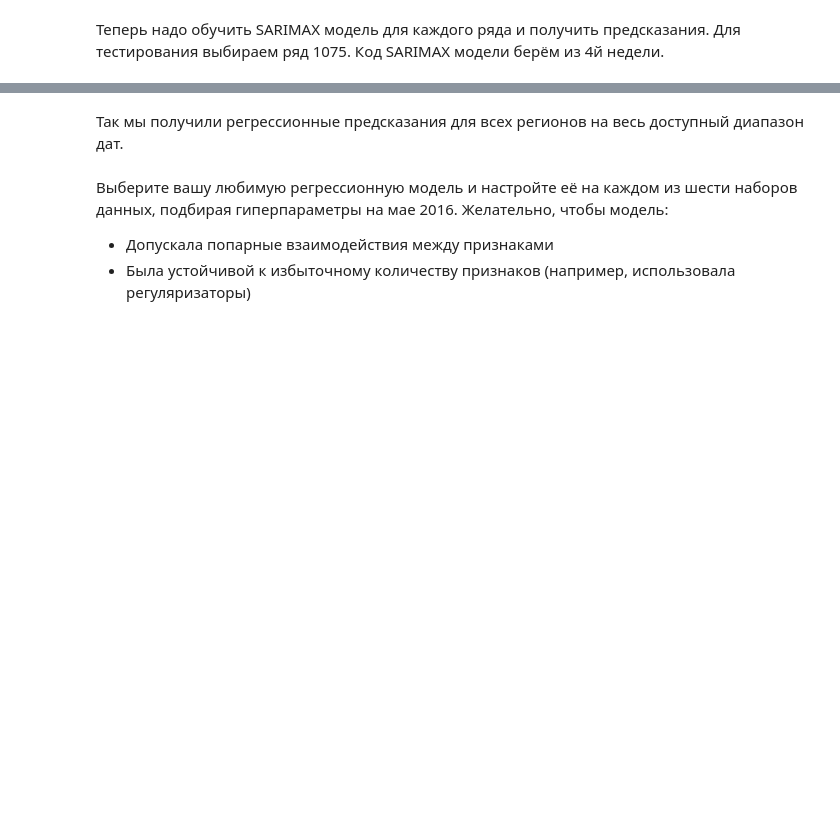
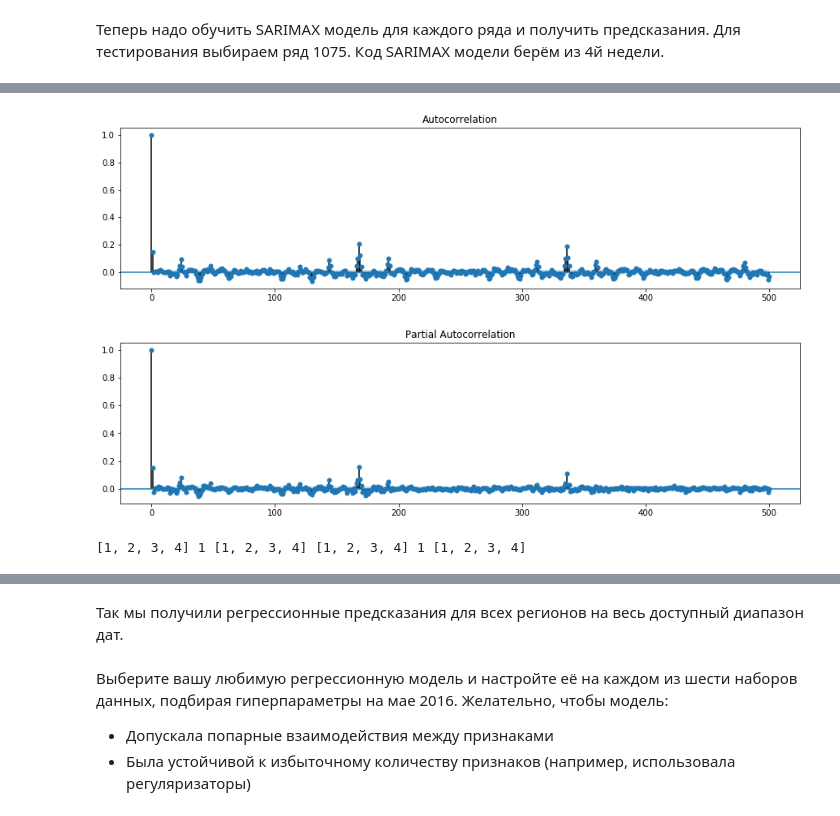
Before and after one commit to PhySci/projectNYtaxi, a Jupyter notebook: week5/week 5-3.ipynb, the cells around one changed output, grey strips where cells are left out. Drawn from its saved outputs; the diff is of its cells as text; code cells hidden in the pictures; blank space fills up the shorter version.

```diff
--- a/week5/week 5-3.ipynb
+++ b/week5/week 5-3.ipynb
@@ -424,3 +372,14 @@ sm.tsa.seasonal_decompose(endog-exog).plot()
+# %%
+plt.figure(figsize(15,8))
+ax = plt.subplot(211)
+sm.graphics.tsa.plot_acf(res.values.squeeze(), lags=500, ax=ax)
+pylab.show()
+ax = plt.subplot(212)
+sm.graphics.tsa.plot_pacf(res.values.squeeze(), lags=500, ax=ax)
+pylab.show()
+# %% [output]
+[figure, added]
+[figure, added]
 # %%
 sarimaxParams = np.load('sarimaxParams.npy').item()
 # %%
@@ -431,11 +390,14 @@ ps = range(1, 5)
 d  = 1
 qs = range(1, 5)
 
-Ps = range(1, 3)
+Ps = range(1, 5)
 D  = 1
-Qs = range(1, 3)
+Qs = range(1, 5)
+
 
 pList = list(product(ps, qs, Ps, Qs))
+# %% [output]
+[1, 2, 3, 4] 1 [1, 2, 3, 4] [1, 2, 3, 4] 1 [1, 2, 3, 4]
 # %%
 results = []
 best_aic = float("inf")
```
Also changed, not shown: parts of 25 cells of this notebook, 2 other files.
